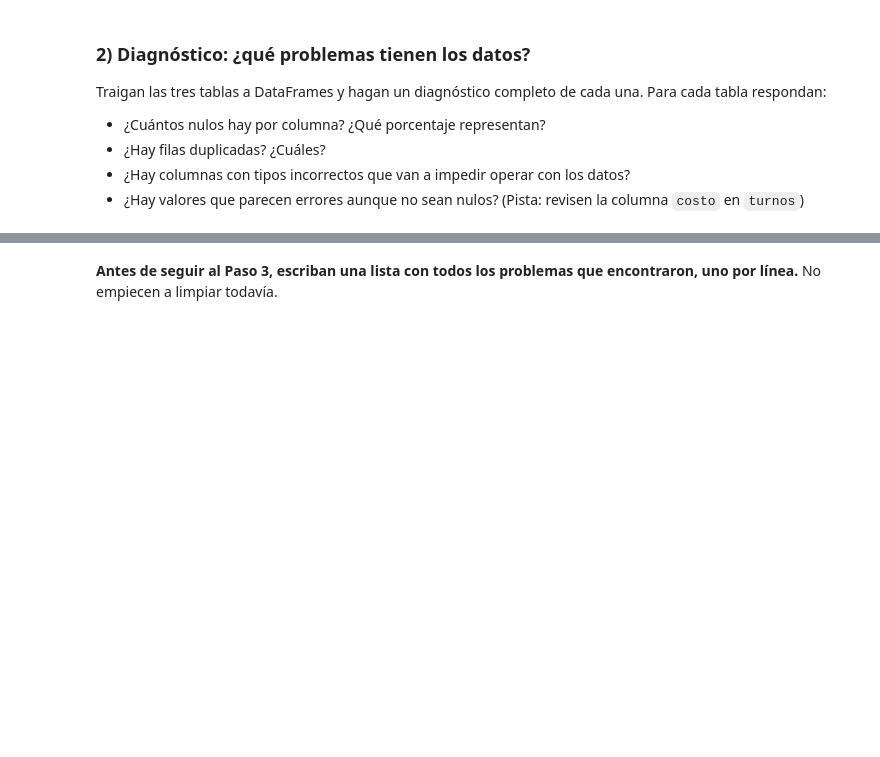
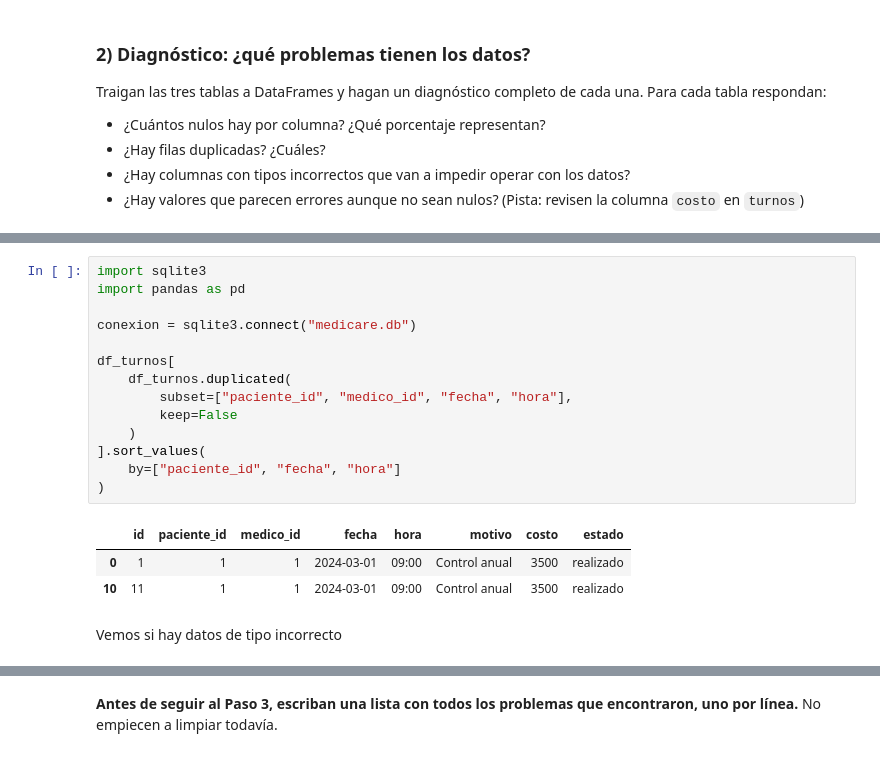
Before and after one commit to AlejandroTanquis/data-analysis-course, a Jupyter notebook: modulo-3-transformacion/clase-09/practica/notebook.ipynb, the cells around one changed output, grey strips where cells are left out. Cells and saved outputs as stored; diff of their text form; blank space fills up the shorter version.

```diff
--- a/modulo-3-transformacion/clase-09/practica/notebook.ipynb
+++ b/modulo-3-transformacion/clase-09/practica/notebook.ipynb
@@ -160,0 +276,20 @@ display(turnos)
+# %%
+import sqlite3
+import pandas as pd
+
+conexion = sqlite3.connect("medicare.db")
+
+df_turnos[
+    df_turnos.duplicated(
+        subset=["paciente_id", "medico_id", "fecha", "hora"],
+        keep=False
+    )
+].sort_values(
+    by=["paciente_id", "fecha", "hora"]
+)
+# %% [output]
+|  | id | paciente_id | medico_id | fecha | hora | motivo | costo | estado |
+| 0 | 1 | 1 | 1 | 2024-03-01 | 09:00 | Control anual | 3500 | realizado |
+| 10 | 11 | 1 | 1 | 2024-03-01 | 09:00 | Control anual | 3500 | realizado |
+# %% [markdown]
+Vemos si hay datos de tipo incorrecto
```
Also changed, not shown: parts of 24 cells of this notebook, 1 other file.
